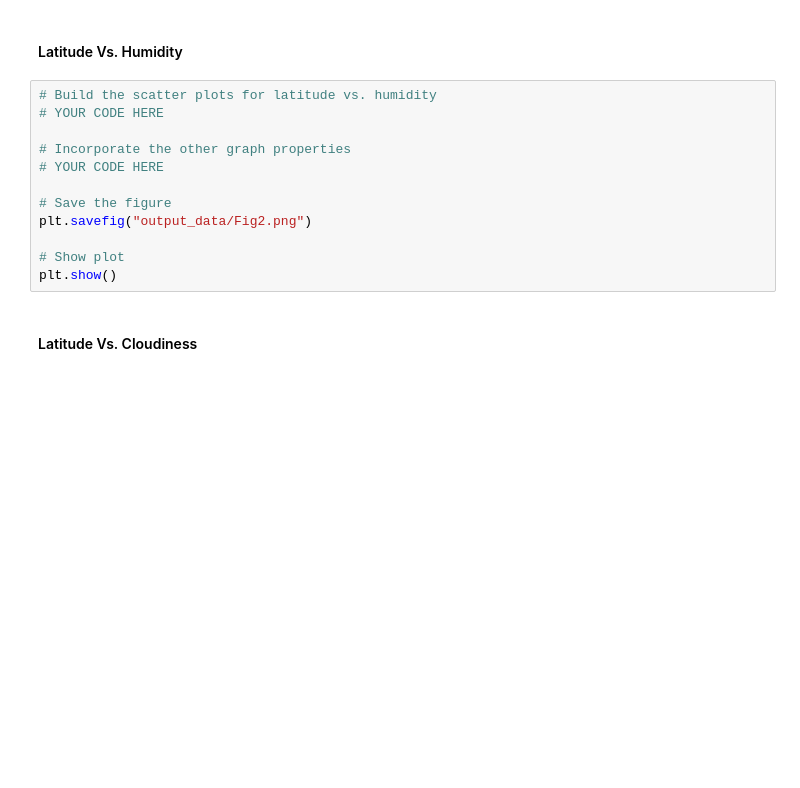
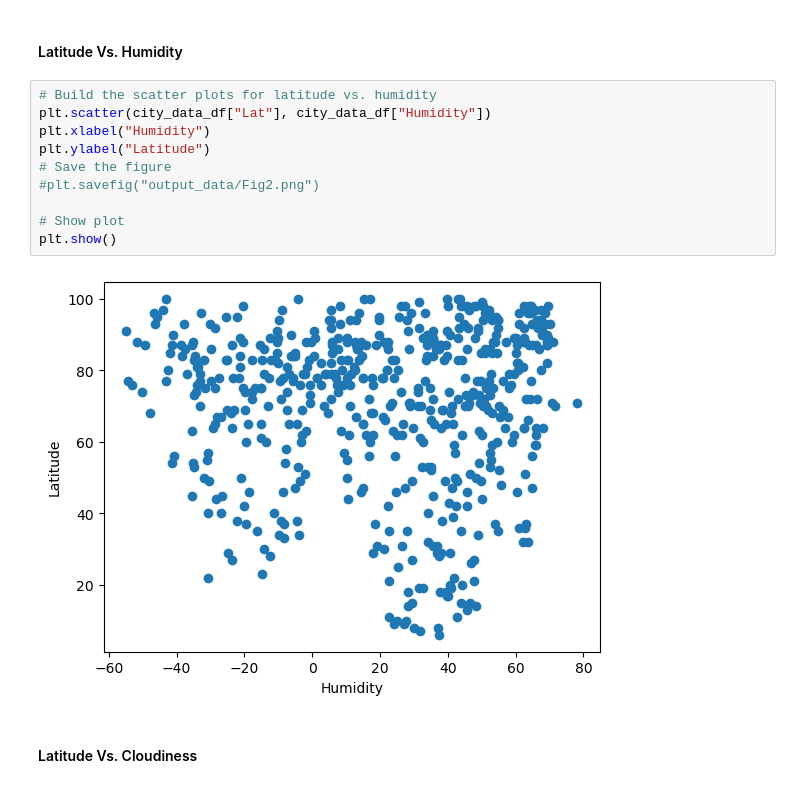
Before and after one commit to Indujamohandas/python-api-challenge, a Jupyter notebook: WeatherPy.ipynb, the cells around one changed output. Drawn from its saved outputs; the diff is of its cells as text; blank space fills up the shorter version.

```diff
--- a/WeatherPy.ipynb
+++ b/WeatherPy.ipynb
@@ -176,16 +198,16 @@ plt.show()
 #### Latitude Vs. Humidity
 # %%
 # Build the scatter plots for latitude vs. humidity
-# YOUR CODE HERE
-
-# Incorporate the other graph properties
-# YOUR CODE HERE
-
+plt.scatter(city_data_df["Lat"], city_data_df["Humidity"])
+plt.xlabel("Humidity")
+plt.ylabel("Latitude")
 # Save the figure
-plt.savefig("output_data/Fig2.png")
+#plt.savefig("output_data/Fig2.png")
 
 # Show plot
 plt.show()
+# %% [output]
+[figure, added]
 # %% [markdown]
 #### Latitude Vs. Cloudiness
 # %%
```
Also changed, not shown: parts of 33 cells of this notebook.
